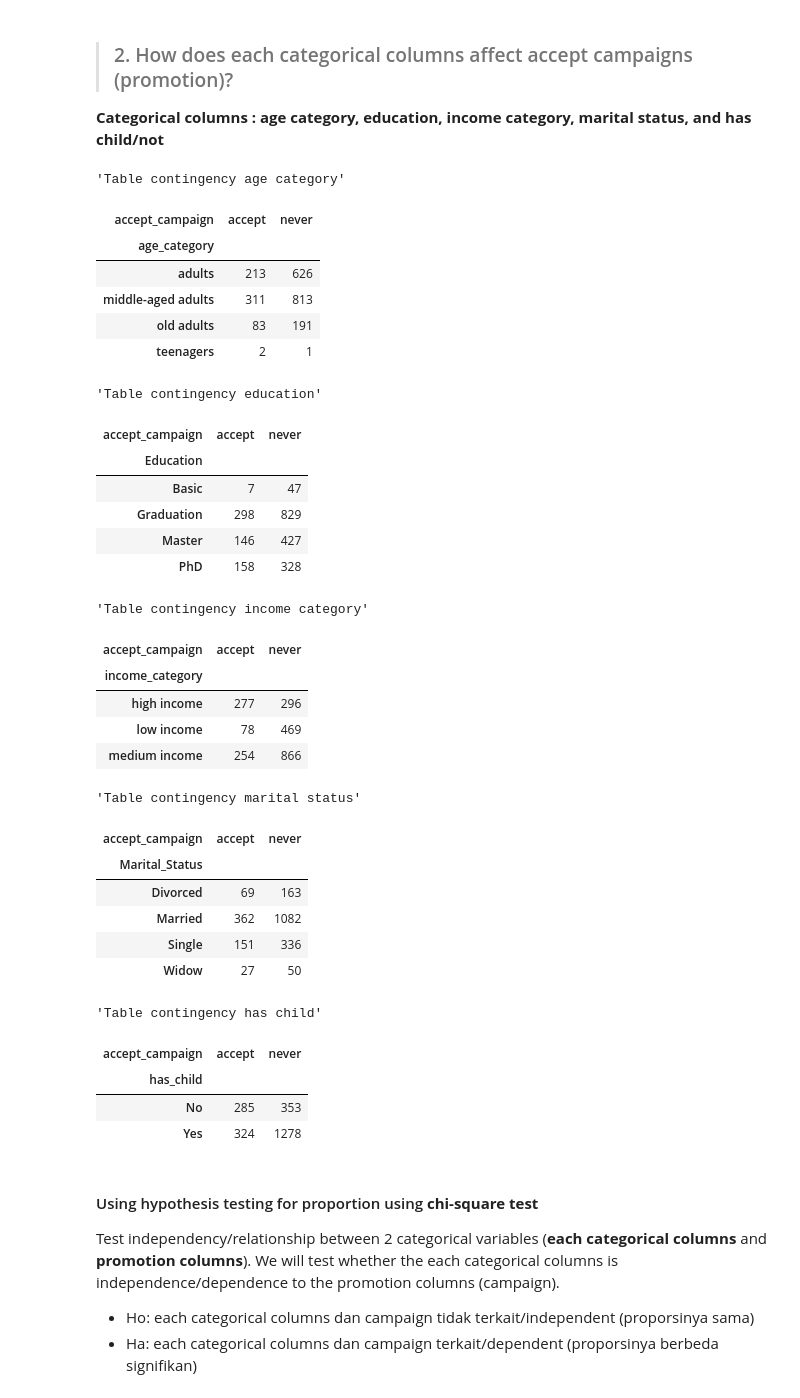
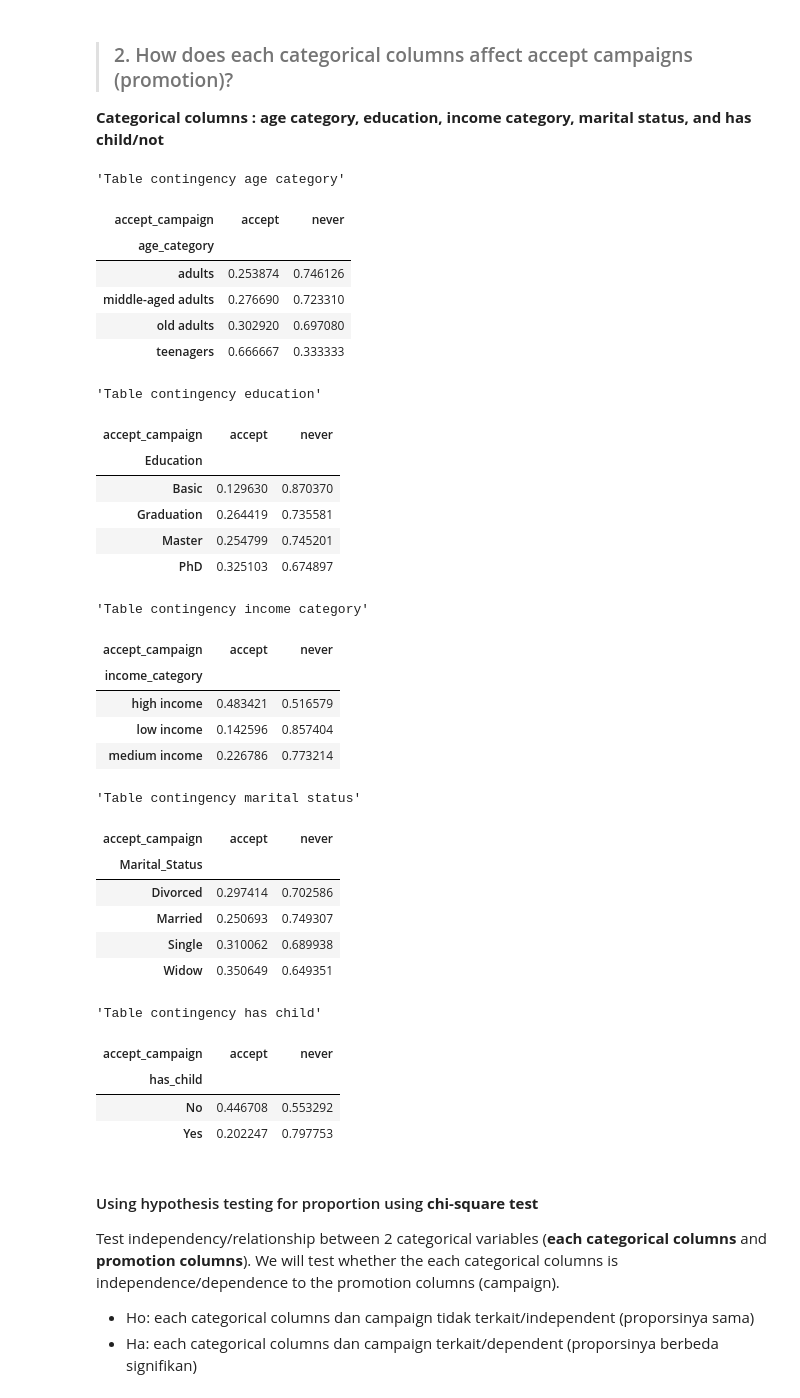
Before and after one commit to fnkhairudin/CapstoneProjectModul2, a Jupyter notebook: notebooks/2.0-fnk-data-analysis.ipynb, the cells around one changed output. Drawn from its saved outputs; the diff is of its cells as text; code cells hidden in the pictures.

```diff
--- a/notebooks/2.0-fnk-data-analysis.ipynb
+++ b/notebooks/2.0-fnk-data-analysis.ipynb
@@ -264,56 +258,73 @@ df_accept
 >### 2. How does each categorical columns affect accept campaigns (promotion)?
 
 **Categorical columns : age category, education, income category, marital status, and has child/not**
+# %%
+# Table proportion each category terhadap yang accept campaign atau never accept campaign
+
+# age category
+dfAge = pd.crosstab(df['age_category'], df['accept_campaign'], normalize='index')
+
+# education
+dfEdu = pd.crosstab(df['Education'], df['accept_campaign'], normalize='index')
+
+# income category
+dfIncome = pd.crosstab(df['income_category'], df['accept_campaign'], normalize='index')
+
+# marital status
+dfMarital = pd.crosstab(df['Marital_Status'], df['accept_campaign'], normalize='index')
+
+# has child/not
+dfChild = pd.crosstab(df['has_child'], df['accept_campaign'], normalize='index')
 # %%
 display(
         "Table contingency age category",
-        df.pivot_table(index='age_category', columns= 'accept_campaign', values= 'ID', aggfunc= 'count'), # age category
+        dfAge, # age category
 
         "Table contingency education",
-        df.pivot_table(index='Education', columns= 'accept_campaign', values= 'ID', aggfunc= 'count'), # Education
+        dfEdu, # Education
 
         "Table contingency income category",
-        df.pivot_table(index='income_category', columns= 'accept_campaign', values= 'ID', aggfunc= 'count'), # income_category
+        dfIncome, # income_category
 
         "Table contingency marital status",
-        df.pivot_table(index='Marital_Status', columns= 'accept_campaign', values= 'ID', aggfunc= 'count'), # Marital_Status
+        dfMarital, # Marital_Status
 
         "Table contingency has child",
-        df.pivot_table(index='has_child', columns= 'accept_campaign', values= 'ID', aggfunc= 'count') # has_child
+        dfChild # has_child
 )
 # %% [output]
 'Table contingency age category'
 | accept_campaign | accept | never |
 | age_category |  |  |
-| adults | 213 | 626 |
-| middle-aged adults | 311 | 813 |
-| old adults | 83 | 191 |
-| teenagers | 2 | 1 |
+| adults | 0.253874 | 0.746126 |
+| middle-aged adults | 0.276690 | 0.723310 |
+| old adults | 0.302920 | 0.697080 |
+| teenagers | 0.666667 | 0.333333 |
 'Table contingency education'
 | accept_campaign | accept | never |
 | Education |  |  |
-| Basic | 7 | 47 |
-| Graduation | 298 | 829 |
-| Master | 146 | 427 |
-| PhD | 158 | 328 |
+| Basic | 0.129630 | 0.870370 |
+| Graduation | 0.264419 | 0.735581 |
+| Master | 0.254799 | 0.745201 |
+| PhD | 0.325103 | 0.674897 |
 'Table contingency income category'
 | accept_campaign | accept | never |
 | income_category |  |  |
-| high income | 277 | 296 |
-| low income | 78 | 469 |
-| medium income | 254 | 866 |
+| high income | 0.483421 | 0.516579 |
+| low income | 0.142596 | 0.857404 |
+| medium income | 0.226786 | 0.773214 |
 'Table contingency marital status'
 | accept_campaign | accept | never |
 | Marital_Status |  |  |
-| Divorced | 69 | 163 |
-| Married | 362 | 1082 |
-| Single | 151 | 336 |
-| Widow | 27 | 50 |
+| Divorced | 0.297414 | 0.702586 |
+| Married | 0.250693 | 0.749307 |
+| Single | 0.310062 | 0.689938 |
+| Widow | 0.350649 | 0.649351 |
 'Table contingency has child'
 | accept_campaign | accept | never |
 | has_child |  |  |
-| No | 285 | 353 |
-| Yes | 324 | 1278 |
+| No | 0.446708 | 0.553292 |
+| Yes | 0.202247 | 0.797753 |
 # %% [markdown]
 #### Using hypothesis testing for proportion using **chi-square test**
 Test independency/relationship between 2 categorical variables (**each categorical columns** and **promotion columns**). We will test whether the each categorical columns is independence/dependence to the promotion columns (campaign).
```
Also changed, not shown: parts of 79 cells of this notebook, 1 other file.
